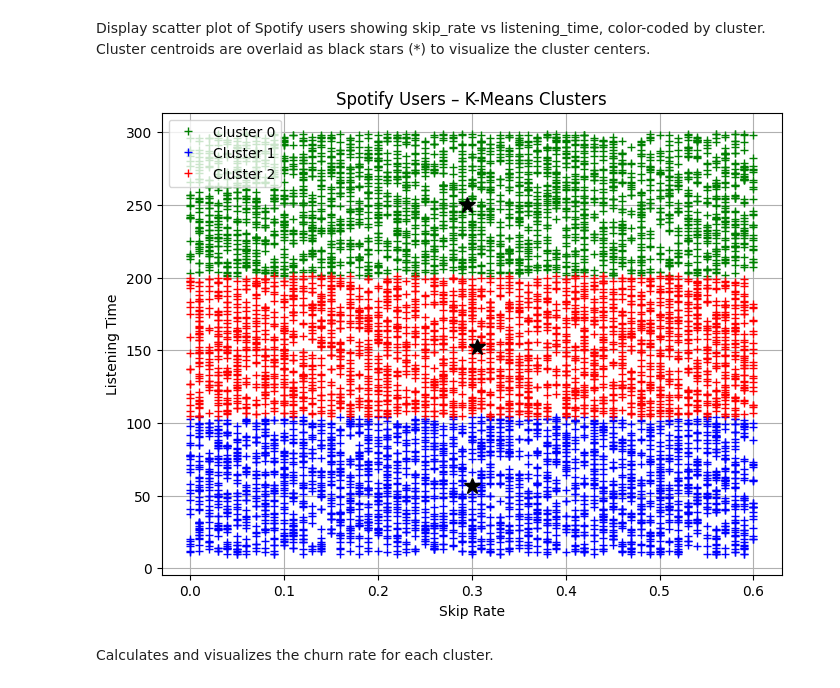
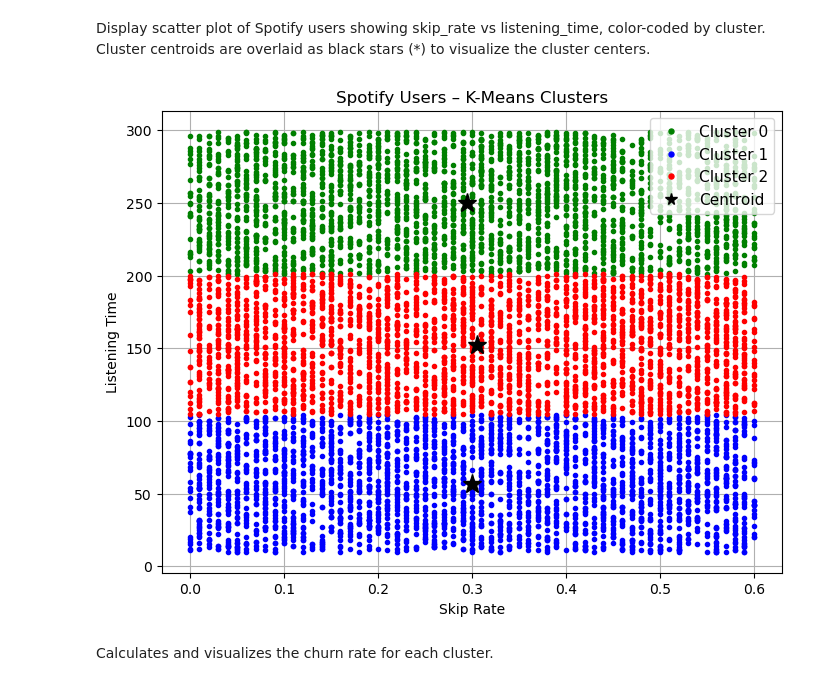
Before and after one commit to maumojica12/MODEL-PHASE-2, a Jupyter notebook: Phase 2/Phase 2/Phase 2.ipynb, the cells around one changed output. Saved outputs shown, nothing was run; the diff lists cells and outputs as text; code cells hidden in the pictures.

```diff
--- a/Phase 2/Phase 2/Phase 2.ipynb
+++ b/Phase 2/Phase 2/Phase 2.ipynb
@@ -148,34 +142,42 @@ Cluster 2: 2635 users
 Display scatter plot of Spotify users showing skip_rate vs listening_time, color-coded by cluster.
 Cluster centroids are overlaid as black stars (*) to visualize the cluster centers.
 # %%
-#scatter plot
 plt.figure(figsize=(8, 6))
 
-colors = ['g+', 'b+', 'r+']
+colors = ['g.', 'b.', 'r.']
 
+# plot clusters
 for c in range(k):
-    subset = df.loc[df["cluster"] == c]
+    subset = df[df["cluster"] == c]
     plt.plot(
         subset["skip_rate"],
         subset["listening_time"],
         colors[c],
         label=f"Cluster {c}"
     )
 
-# plot centroids
+# ---- FIX: separate centroid legend marker vs plot marker ----
+
+# 1. Add INVISIBLE centroid marker just for the legend (small size)
+plt.plot([], [], 'k*', ms=7, label="Centroid")
+
+# 2. Plot the REAL centroids (big & visible)
 for i in range(len(kmeans_spotify.centroids)):
     cx = kmeans_spotify.centroids.iloc[i]["skip_rate"]
     cy = kmeans_spotify.centroids.iloc[i]["listening_time"]
-    plt.plot(cx, cy, 'k*', ms=12)
+    plt.plot(cx, cy, 'k*', ms=14)   # bigger so visible on graph
+
+# --------------------------------------------------------------
 
 plt.xlabel("Skip Rate")
 plt.ylabel("Listening Time")
 plt.title("Spotify Users – K-Means Clusters")
-plt.legend()
+
+plt.legend(markerscale=1.2, fontsize=11, frameon=True, facecolor="white")
 plt.grid()
 plt.show()
 # %% [output]
-[figure, old version]
+[figure, new version]
 # %% [markdown]
 Calculates and visualizes the churn rate for each cluster.
 # %%
```
Also changed, not shown: parts of 46 cells of this notebook.
